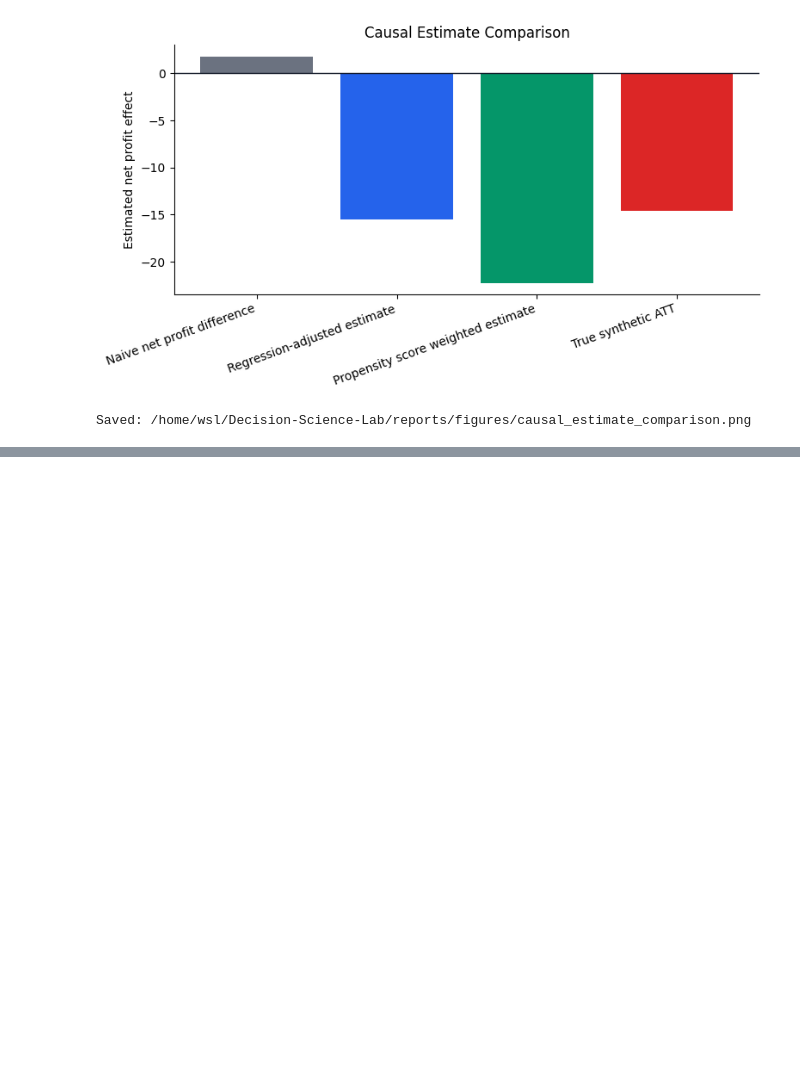
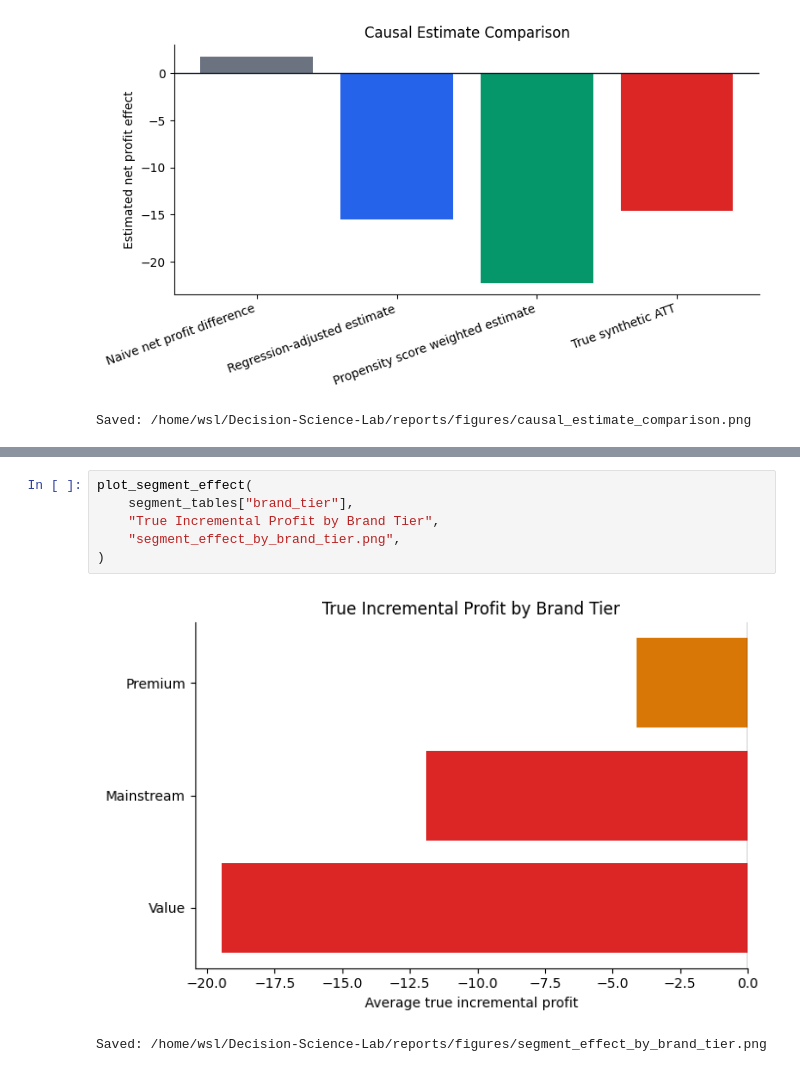
Before and after one commit to Freemlen/Decision-Science-Lab, a Jupyter notebook: notebooks/decision_science_lab_case_study.ipynb, the cells around one changed output, grey strips where cells are left out. Drawn from its saved outputs; the diff is of its cells as text; blank space fills up the shorter version.

```diff
--- a/notebooks/decision_science_lab_case_study.ipynb
+++ b/notebooks/decision_science_lab_case_study.ipynb
@@ -590,0 +847,9 @@ The business implication is direct: blanket promotions may look profitable in de
+# %%
+plot_segment_effect(
+    segment_tables["brand_tier"],
+    "True Incremental Profit by Brand Tier",
+    "segment_effect_by_brand_tier.png",
+)
+# %% [output]
+[figure, added]
+Saved: /home/wsl/Decision-Science-Lab/reports/figures/segment_effect_by_brand_tier.png
```
Also changed, not shown: parts of 17 cells of this notebook, 4 other files.
